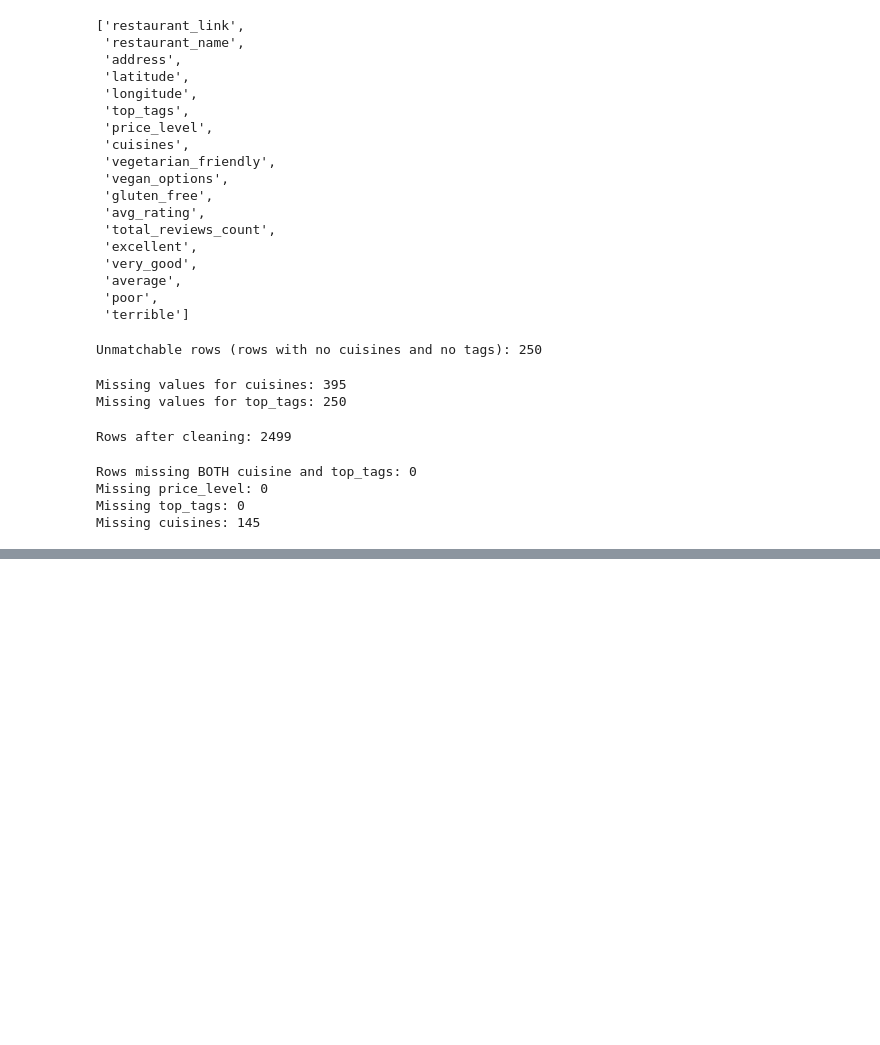
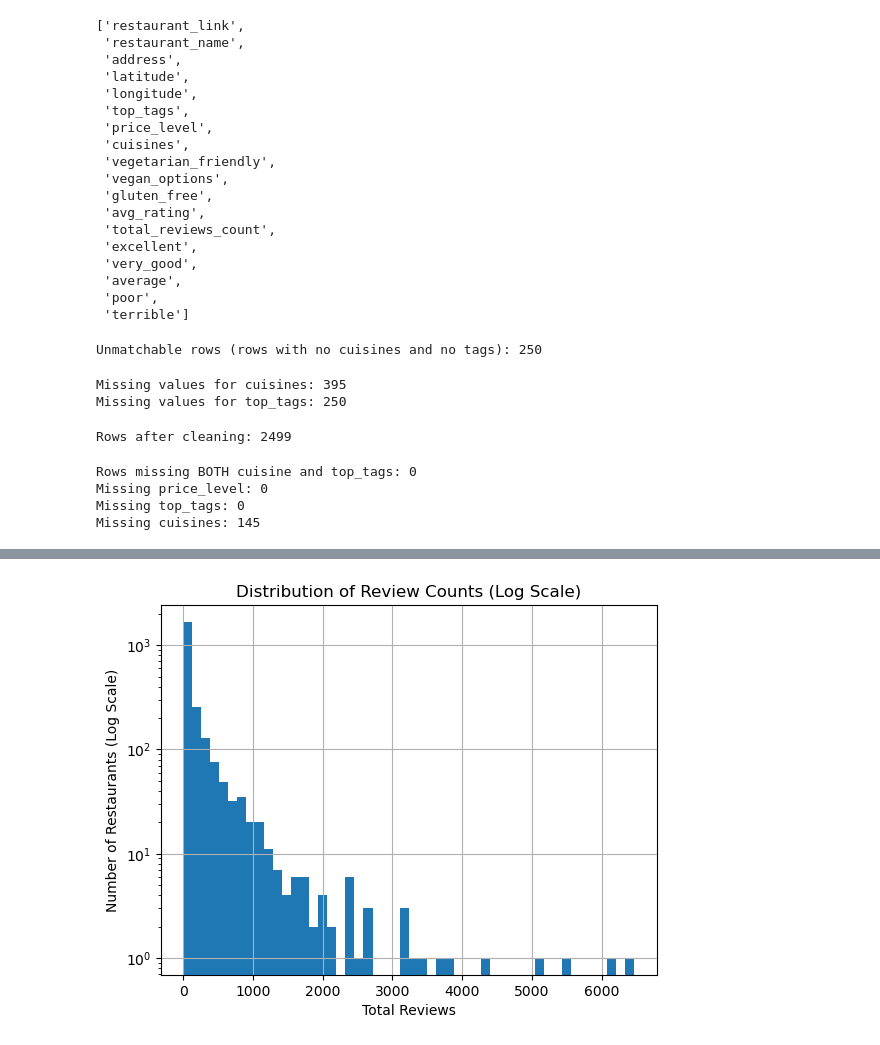
Before and after one commit to lyana-dev/sorted-restaurant-recommender, a Jupyter notebook: 01_data_exploration.ipynb, the cells around one changed output, grey strips where cells are left out. Drawn from its saved outputs; the diff is of its cells as text; code cells hidden in the pictures; blank space fills up the shorter version.

```diff
--- a/01_data_exploration.ipynb
+++ b/01_data_exploration.ipynb
@@ -169,0 +256,12 @@ Missing cuisines: 145
+# %%
+# the raw distribution is dominated by the first bar (very tall)
+# a log scale is used to reveal the long tail more clearly
+
+dublin_clean["total_reviews_count"].hist(bins=50)
+plt.title("Distribution of Review Counts (Log Scale)")
+plt.xlabel("Total Reviews")
+plt.ylabel("Number of Restaurants (Log Scale)")
+plt.yscale("log")
+plt.show()
+# %% [output]
+[figure, added]
```
Also changed, not shown: parts of 7 cells of this notebook.
